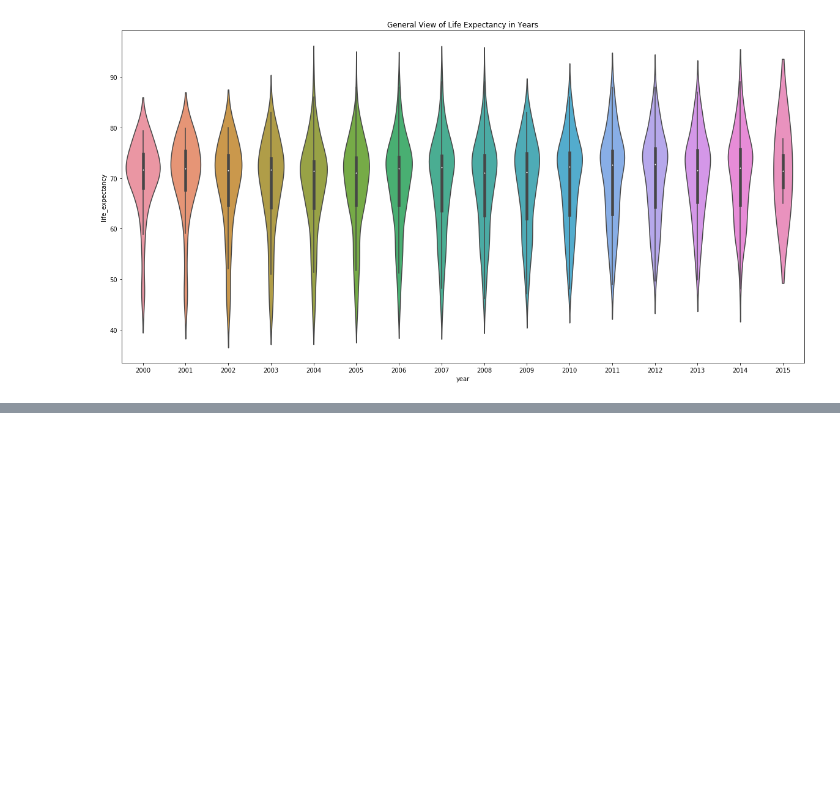
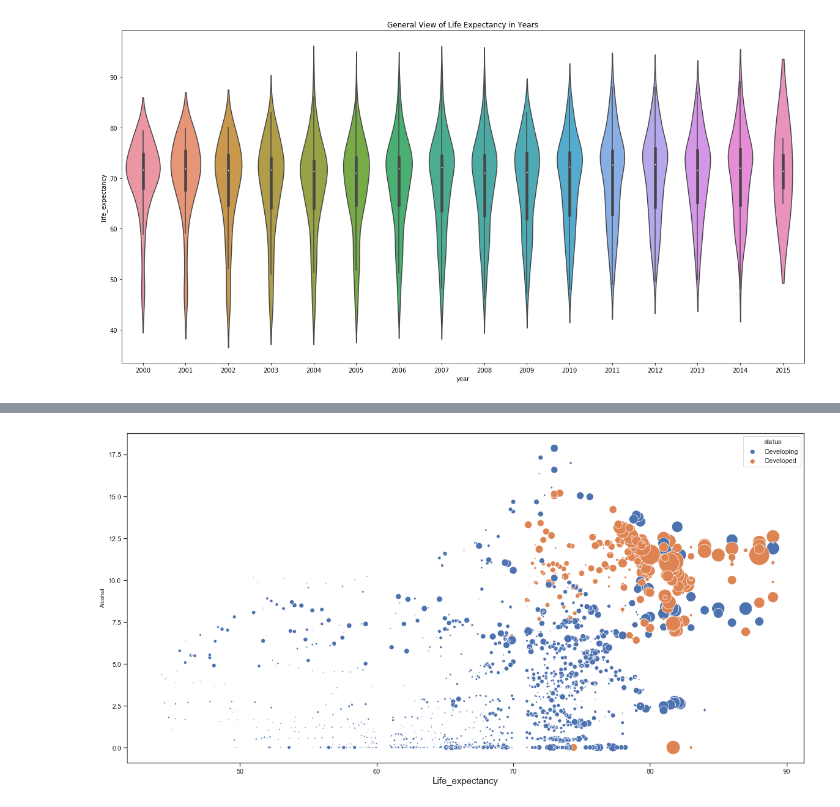
Before and after one commit to PRISLK/Mavericks_Data_Analysis, a Jupyter notebook: Life_Expectancy_Data_Analysis.ipynb, the cells around one changed output, grey strips where cells are left out. Saved outputs shown, nothing was run; the diff lists cells and outputs as text; code cells hidden in the pictures; blank space fills up the shorter version.

```diff
--- a/Life_Expectancy_Data_Analysis.ipynb
+++ b/Life_Expectancy_Data_Analysis.ipynb
@@ -389,0 +389,12 @@ Text(0.5, 1.0, 'Life Expectancy Values in Years by  Status')
+# %%
+plt.figure(figsize=(20,10))
+sns.scatterplot(x='life_expectancy',
+                y='alcohol',
+                hue='status',
+                data=modified_data_set,
+                s=modified_data_set.gdp/100);
+plt.xlabel('Life_expectancy',size=15)
+plt.ylabel('Alcohol', size =10)
+plt.show()
+# %% [output]
+[figure, added]
```
Also changed, not shown: parts of 6 cells of this notebook.
